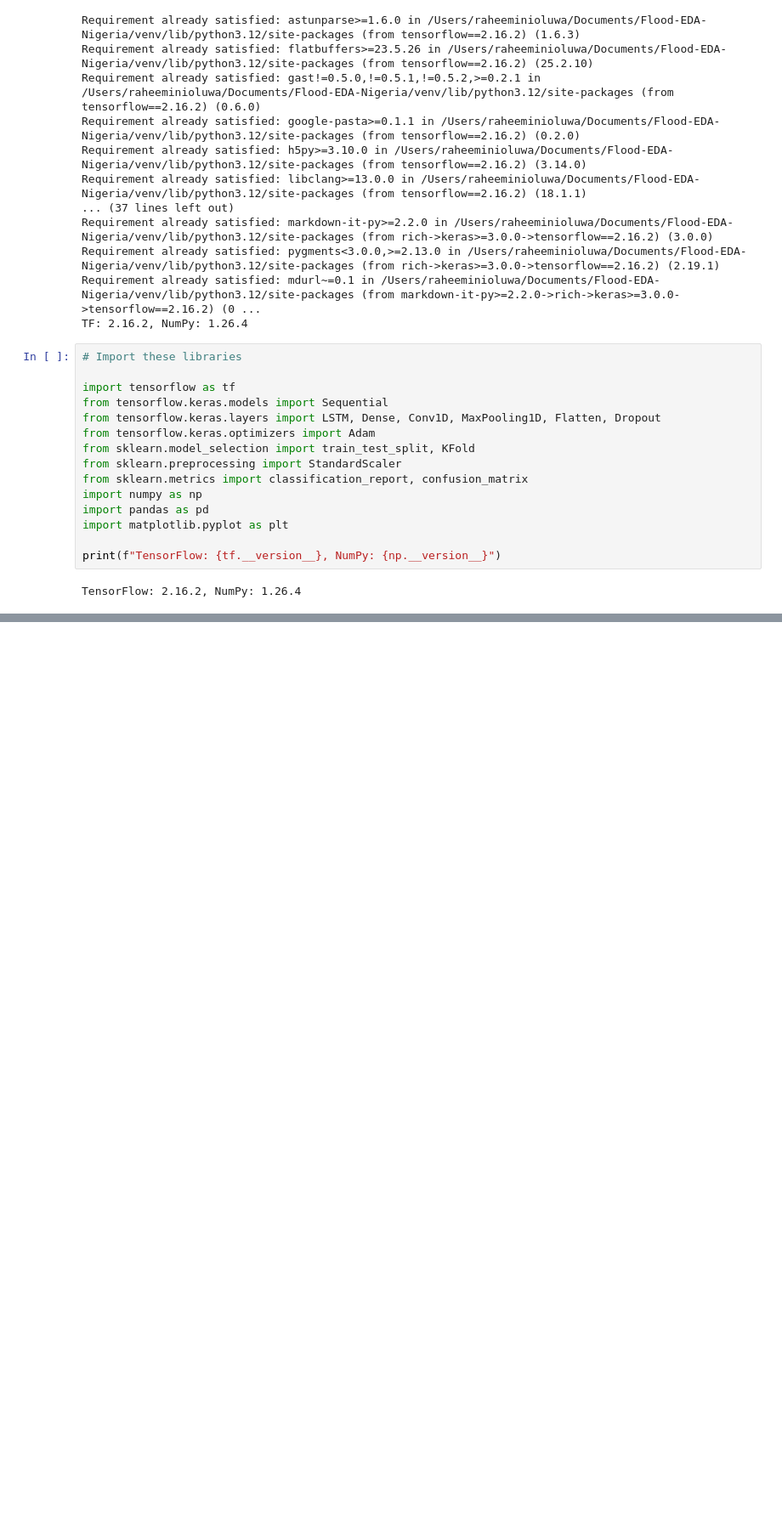
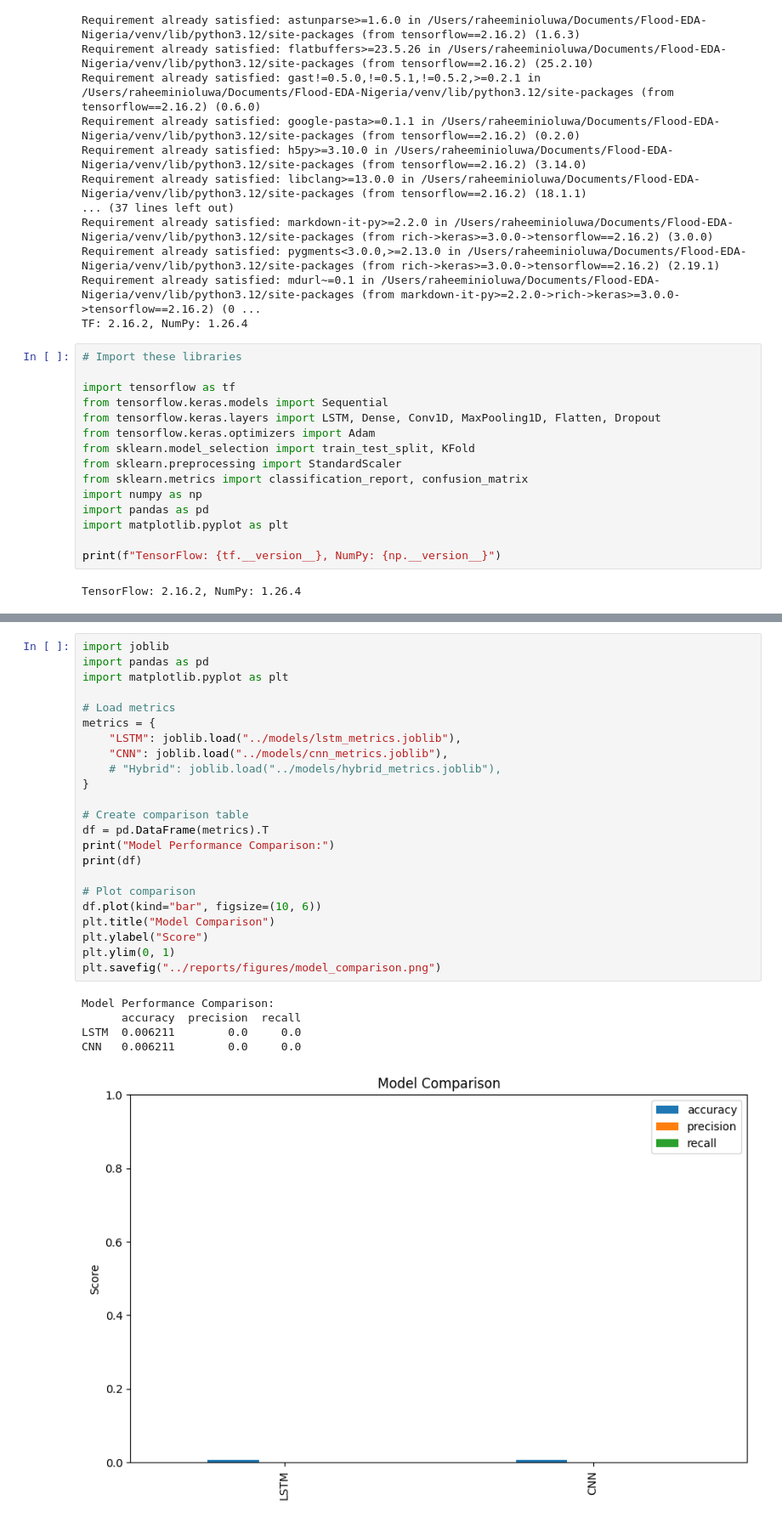
Before and after one commit to inioluwa25-hub/Flood-EDA-Nigeria, a Jupyter notebook: notebooks/dl_models.ipynb, the cells around one changed output, grey strips where cells are left out. Shown: that part at 85% size. Cells and saved outputs as stored; diff of their text form; blank space fills up the shorter version.

```diff
--- a/notebooks/dl_models.ipynb
+++ b/notebooks/dl_models.ipynb
@@ -552,0 +419,29 @@ with open('report.html', 'w') as f:
+# %%
+import joblib
+import pandas as pd
+import matplotlib.pyplot as plt
+
+# Load metrics
+metrics = {
+    "LSTM": joblib.load("../models/lstm_metrics.joblib"),
+    "CNN": joblib.load("../models/cnn_metrics.joblib"),
+    # "Hybrid": joblib.load("../models/hybrid_metrics.joblib"),
+}
+
+# Create comparison table
+df = pd.DataFrame(metrics).T
+print("Model Performance Comparison:")
+print(df)
+
+# Plot comparison
+df.plot(kind="bar", figsize=(10, 6))
+plt.title("Model Comparison")
+plt.ylabel("Score")
+plt.ylim(0, 1)
+plt.savefig("../reports/figures/model_comparison.png")
+# %% [output]
+Model Performance Comparison:
+      accuracy  precision  recall
+LSTM  0.006211        0.0     0.0
+CNN   0.006211        0.0     0.0
+[figure, added]
```
Also changed, not shown: parts of 18 cells of this notebook, 12 other files.
